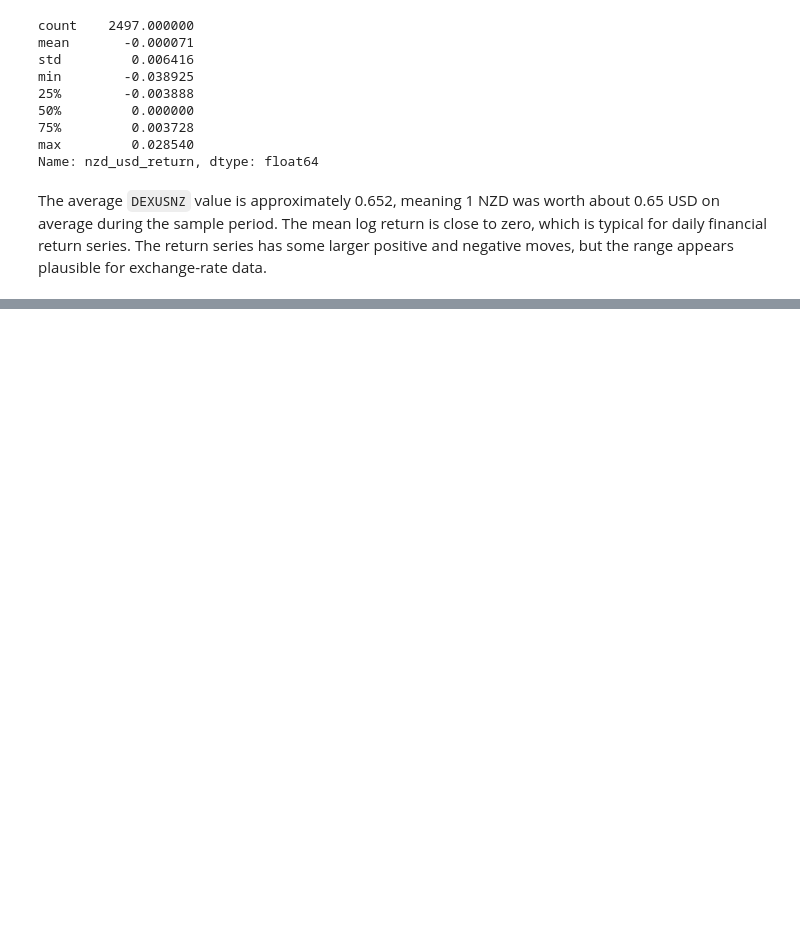
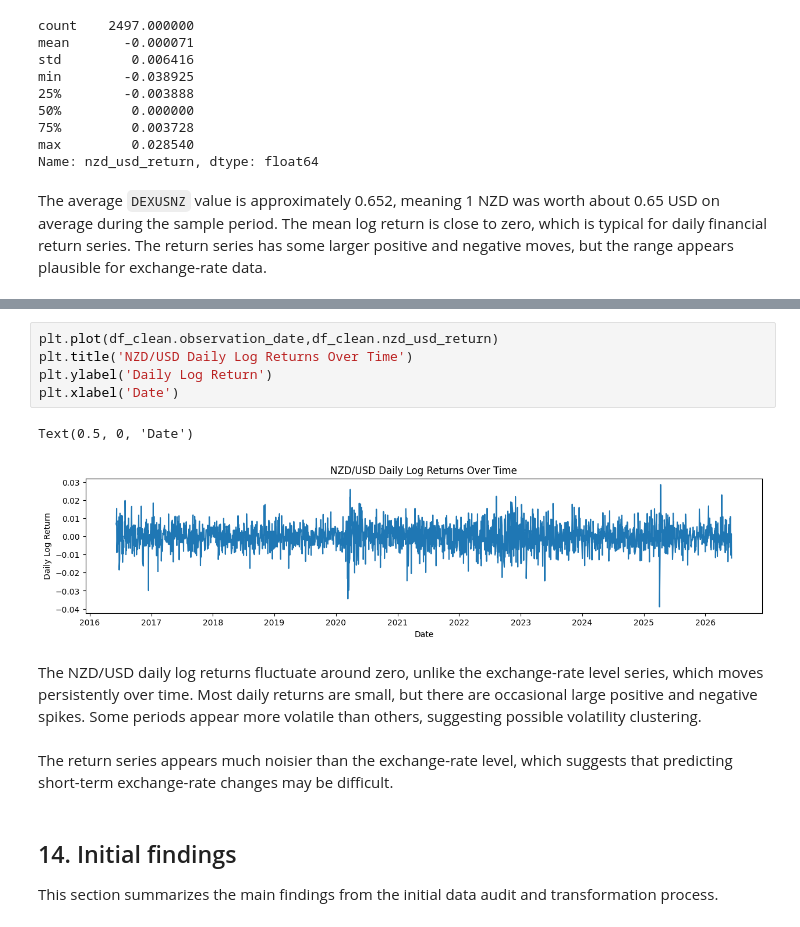
Before and after one commit to MasonW216/NZD-USD-Exchange-Rate-Forecaster, a Jupyter notebook: 01_data_audit_and_transformation.ipynb, the cells around one changed output, grey strips where cells are left out. Saved outputs shown, nothing was run; the diff lists cells and outputs as text; blank space fills up the shorter version.

Commit message:
Completed audit jupyter notebook

```diff
--- a/01_data_audit_and_transformation.ipynb
+++ b/01_data_audit_and_transformation.ipynb
@@ -269,0 +302,16 @@ The average `DEXUSNZ` value is approximately 0.652, meaning 1 NZD was worth abou
+# %%
+plt.plot(df_clean.observation_date,df_clean.nzd_usd_return)
+plt.title('NZD/USD Daily Log Returns Over Time')
+plt.ylabel('Daily Log Return')
+plt.xlabel('Date')
+# %% [output]
+Text(0.5, 0, 'Date')
+[figure, added]
+# %% [markdown]
+The NZD/USD daily log returns fluctuate around zero, unlike the exchange-rate level series, which moves persistently over time. Most daily returns are small, but there are occasional large positive and negative spikes. Some periods appear more volatile than others, suggesting possible volatility clustering.
+# %% [markdown]
+The return series appears much noisier than the exchange-rate level, which suggests that predicting short-term exchange-rate changes may be difficult.
+# %% [markdown]
+## 14. Initial findings
+
+This section summarizes the main findings from the initial data audit and transformation process.
```
Also changed, not shown: parts of 12 cells of this notebook, 4 other files.
